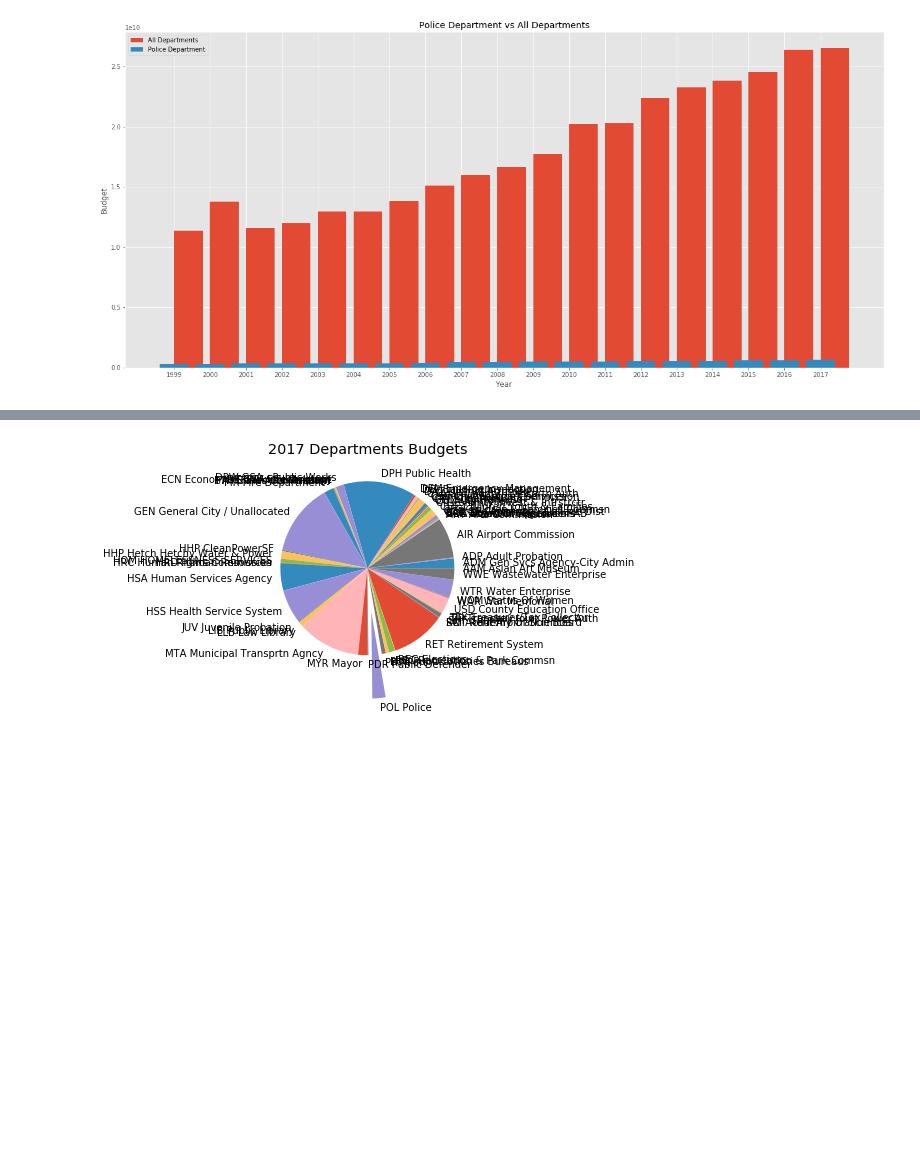
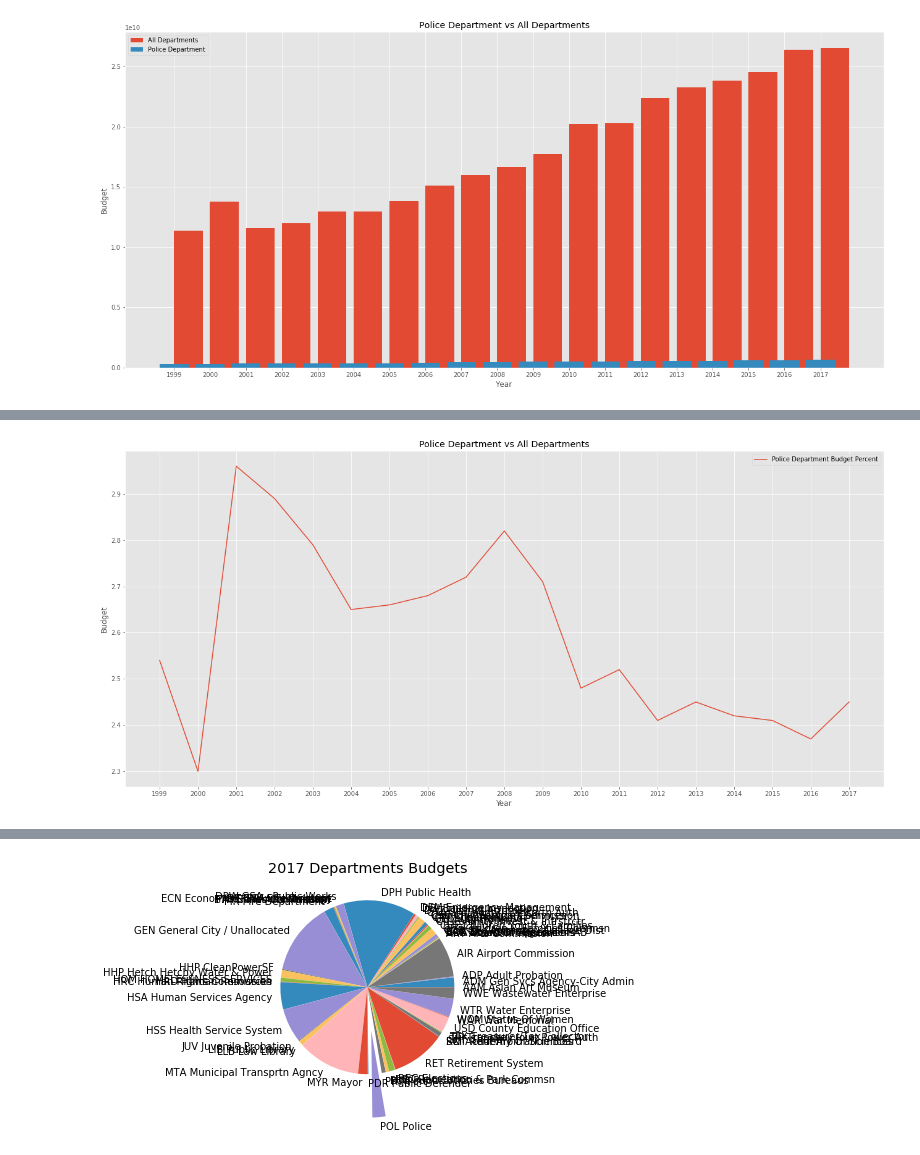
Before and after one commit to sfbrigade/datasci-police-budget, a Jupyter notebook: sanfranciscodataset/DataExploration.ipynb, the cells around one changed output, grey strips where cells are left out. Drawn from its saved outputs; the diff is of its cells as text; code cells hidden in the pictures; blank space fills up the shorter version.

Commit message:
percentage of budget

```diff
--- a/sanfranciscodataset/DataExploration.ipynb
+++ b/sanfranciscodataset/DataExploration.ipynb
@@ -5,7 +5,7 @@ from matplotlib import pyplot as plt
 from matplotlib import style
 style.use('ggplot')
 # %%
-df = pd.read_csv('SF_data/SFdep_budgets_1999-2017.csv')
+df = pd.read_csv('../data/processed/SFdep_budgets_1999-2017.csv')
 df.drop('Unnamed: 0', axis=1, inplace=True)
 df.head()
 # %% [output]
@@ -137,0 +142,2 @@ plt.show()
+# %%
+pol_percent = [round((x/y) * 100, 2) for x,y in zip(pol_budget_num,sum_years_num)]
@@ -138,3 +166,16 @@ plt.show()
+# %%
+plt.figure(figsize=(22,10))
+# np.set_printoptions(suppress=True)
+
+plt.title('Police Department vs All Departments')
+plt.xlabel('Year')
+plt.ylabel('Budget')
+
+plt.plot(cols[1:], pol_percent, label='Police Department Budget Percent')
+plt.legend()
+plt.show()
+# %% [output]
+[figure, added]
 # %%
 df[df['Department'] == 'POL Police']
 # %% [output]
```
Also changed, not shown: parts of 2 cells of this notebook.
